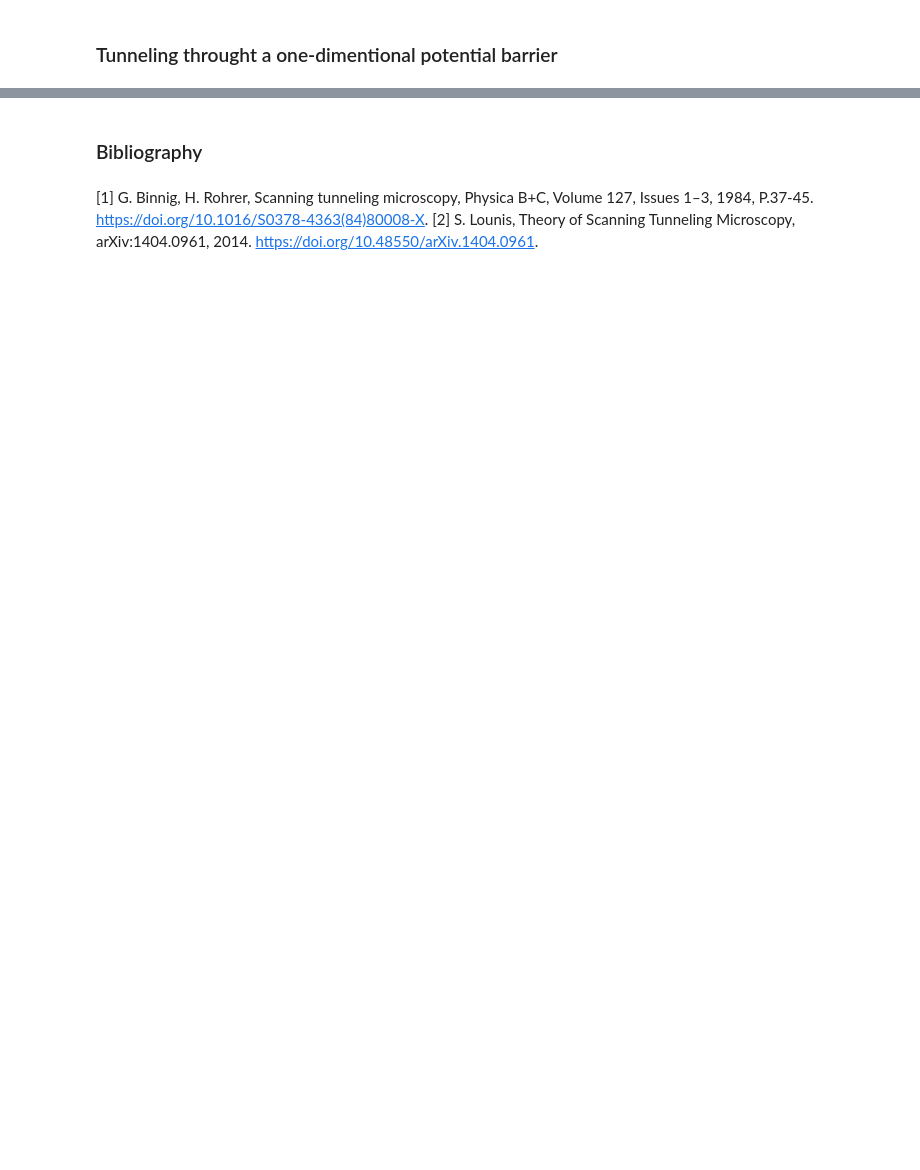
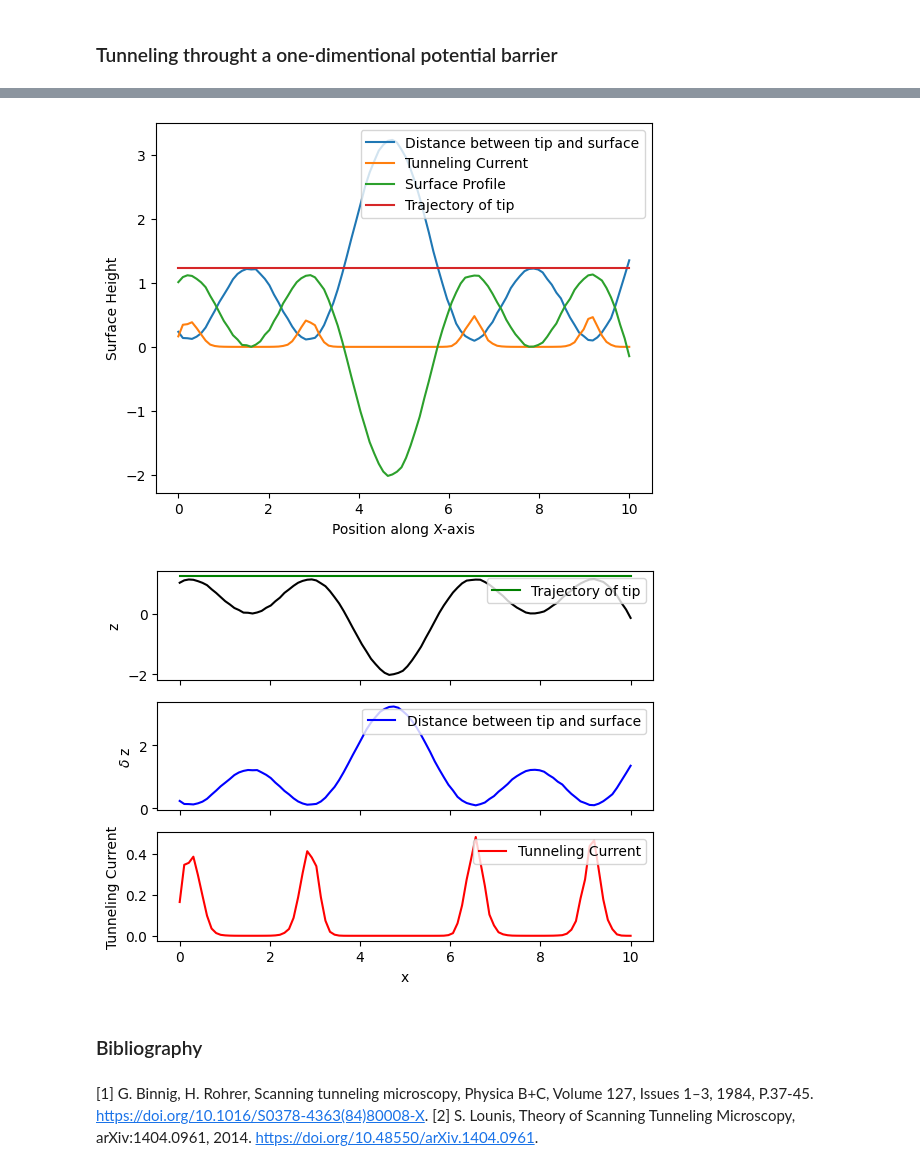
Before and after one commit to MariyaSV78/notebook_STM, a Jupyter notebook: STM/STM.ipynb, the cells around one changed output, grey strips where cells are left out. Saved outputs shown, nothing was run; the diff lists cells and outputs as text; code cells hidden in the pictures; blank space fills up the shorter version.

```diff
--- a/STM/STM.ipynb
+++ b/STM/STM.ipynb
@@ -21,3 +68,71 @@ The remarkable resolution down to the atomic level is facilitated by the exponen
+# %%
+"""
+    Using analitical solutions to find the tunnel current through a one-dimensional potential barrier :
+
+    - dependence of the tunnel current on the distance between the tip and the surface of the sample (Fig.1b);
+    - dependence of the posution z of the tip ander the surface at tunneling current and distance const (Fig.1a)
+
+"""
+# Surface profile function
+def surface_profile(x):
+    return np.sin(x) + np.cos(2 * x) + 0.01 * np.random.normal(size=len(x))
+
+
+x_values = np.linspace(0, 10, 100)
+
+profile = np.sin(x_values) + np.cos(2 * x_values) + 0.01 * np.random.normal(size=len(x_values))
+z0 = np.max(profile) + 0.1 # distance between the tip and sample's surface
+z_values = z0 - surface_profile(x_values)
+
+# Calculate tunneling current at each position x
+tunneling_current_surface = I0 * np.exp(-2 * np.sqrt(2 * m * (phi - V)) * z_values / 6.58e-16) #6.58e-16eV 1.054e-34
+
+
+# Plot the surface profile
+plt.plot(x_values, z_values, label='Distance between tip and surface')
+plt.plot(x_values, tunneling_current_surface, label='Tunneling Current')
+
+plt.plot(x_values, profile, label='Surface Profile')
+plt.plot(x_values, z0 * np.ones_like(x_values), label='Trajectory of tip')  # Plotting z0(x)
+
+plt.xlabel('Position along X-axis')
+plt.ylabel('Surface Height')
+# plt.title('Non-Periodic Surface Profile')
+plt.legend()
+# plt.grid(True)
+plt.show()
+
+
+
+
+# Create a figure with two subplots stacked vertically
+fig, (ax0, ax1, ax2) = plt.subplots(3, 1, sharex=True)
+
+
+# Plot: Distance between tip and surface
+ax0.plot(x_values, profile, color='black') #label='Distance between tip and surface',
+ax0.plot(x_values, z0 * np.ones_like(x_values), label='Trajectory of tip', color='green' )  # Plotting z0(x)
+
+ax0.set_ylabel('z')
+ax0.legend(loc='upper right', bbox_to_anchor=(1, 1))
+
+# Plot: Distance between tip and surface
+ax1.plot(x_values, z_values, label='Distance between tip and surface', color='blue') #
+ax1.set_ylabel('$\delta$ z')
+ax1.legend(loc='upper right', bbox_to_anchor=(1, 1))
+
+# Plot the results for power-law relationship on the second subplot
+ax2.plot(x_values, tunneling_current_surface, label='Tunneling Current', color='red')
+ax2.set_xlabel('x')
+ax2.set_ylabel('Tunneling Current')
+ax2.legend(loc='upper right', bbox_to_anchor=(1, 1))
+
+
+# plt.suptitle('Tunneling Current vs Tip-Sample Separation')
+plt.show()
+# %% [output]
+[figure, added]
+[figure, added]
 # %% [markdown]
 ### Bibliography
 # %% [markdown]
```
Also changed, not shown: parts of 3 cells of this notebook, 2 other files.
